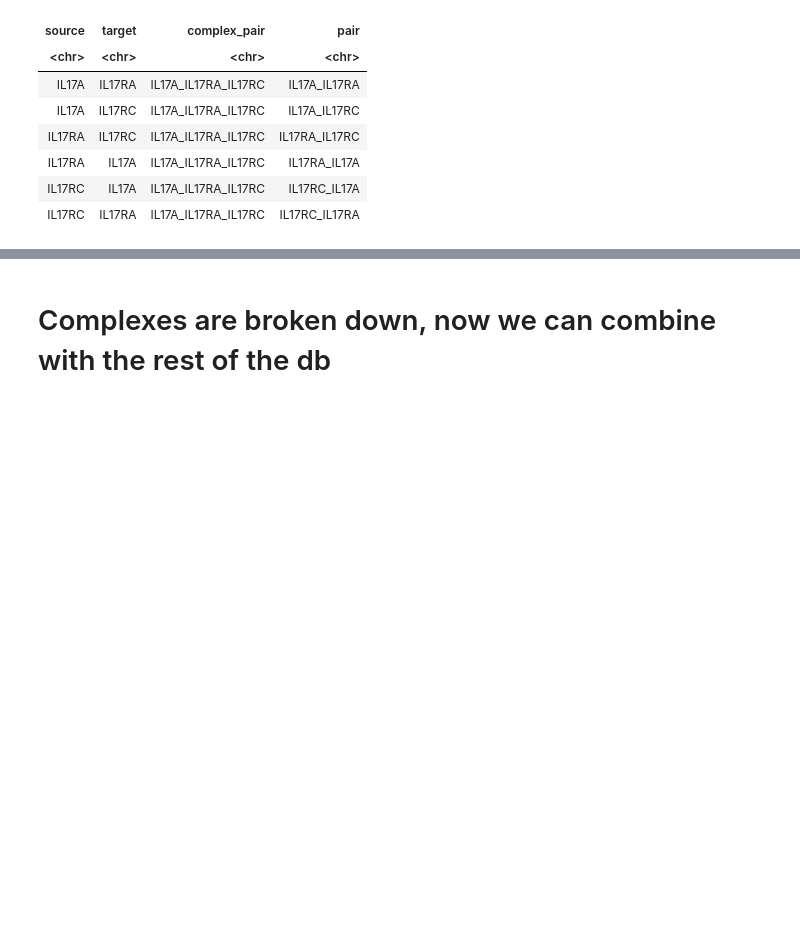
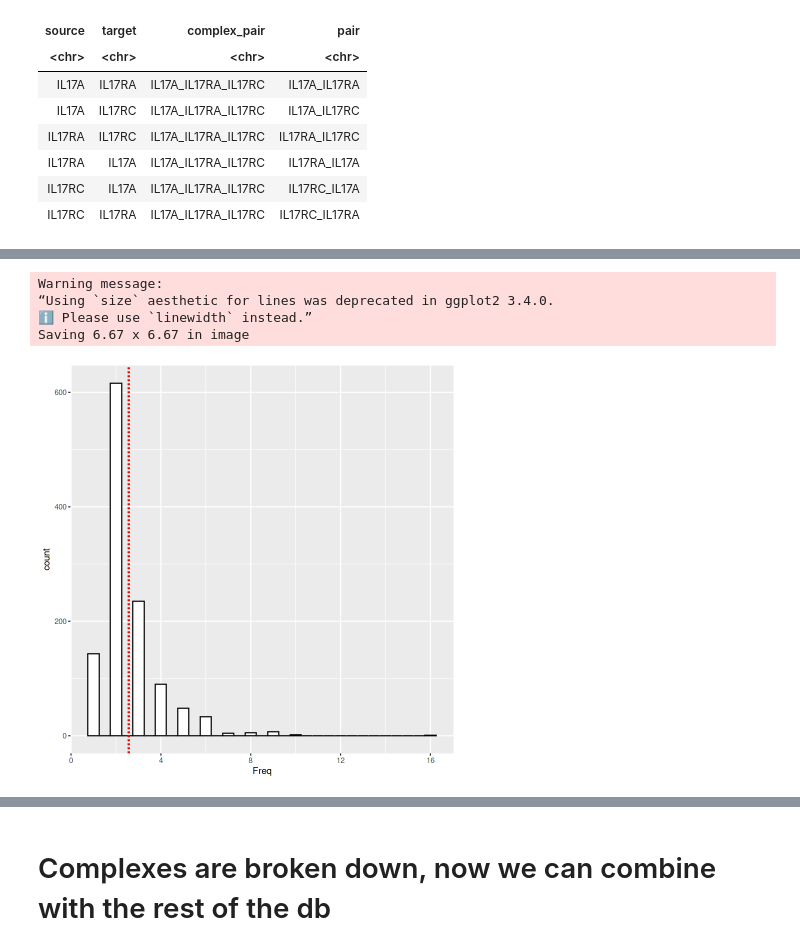
Before and after one commit to SoloveyMaria/community, a Jupyter notebook: docs/DB_building/BuildingUpDBwithCurated.ipynb, the cells around one changed output, grey strips where cells are left out. Drawn from its saved outputs; the diff is of its cells as text; code cells hidden in the pictures; blank space fills up the shorter version.

```diff
--- a/docs/DB_building/BuildingUpDBwithCurated.ipynb
+++ b/docs/DB_building/BuildingUpDBwithCurated.ipynb
@@ -352,0 +624,14 @@ A data.frame: 2 × 4
+# %%
+table_data <- as.data.frame(table(pt_interactions_lr$complex_pair))
+# %%
+ggplot(table_data, aes(x=Freq)) +
+    geom_histogram(binwidth=.5, colour="black", fill="white") +
+    geom_vline(aes(xintercept=mean(Freq, na.rm=T)),   # Ignore NA values for mean
+               color="red", linetype="dashed", size=1)
+ggsave("binaries found.jpeg")
+# %% [output]
+Warning message:
+“Using `size` aesthetic for lines was deprecated in ggplot2 3.4.0.
+ℹ Please use `linewidth` instead.”
+Saving 6.67 x 6.67 in image
+[figure, added]
```
Also changed, not shown: parts of 221 cells of this notebook, 5 other files.
